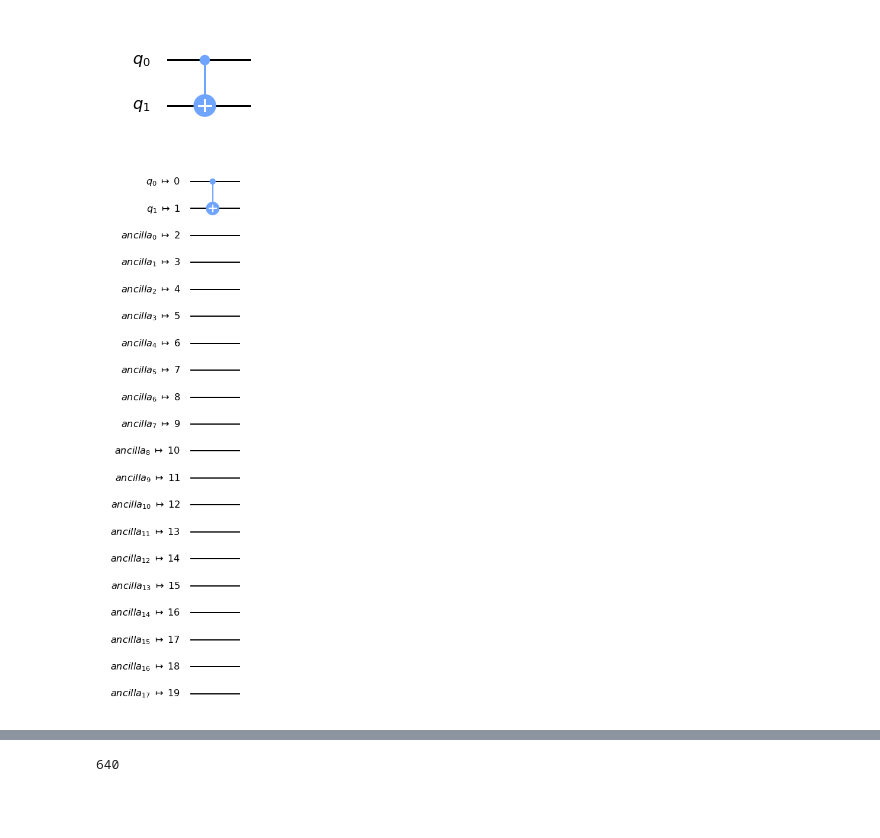
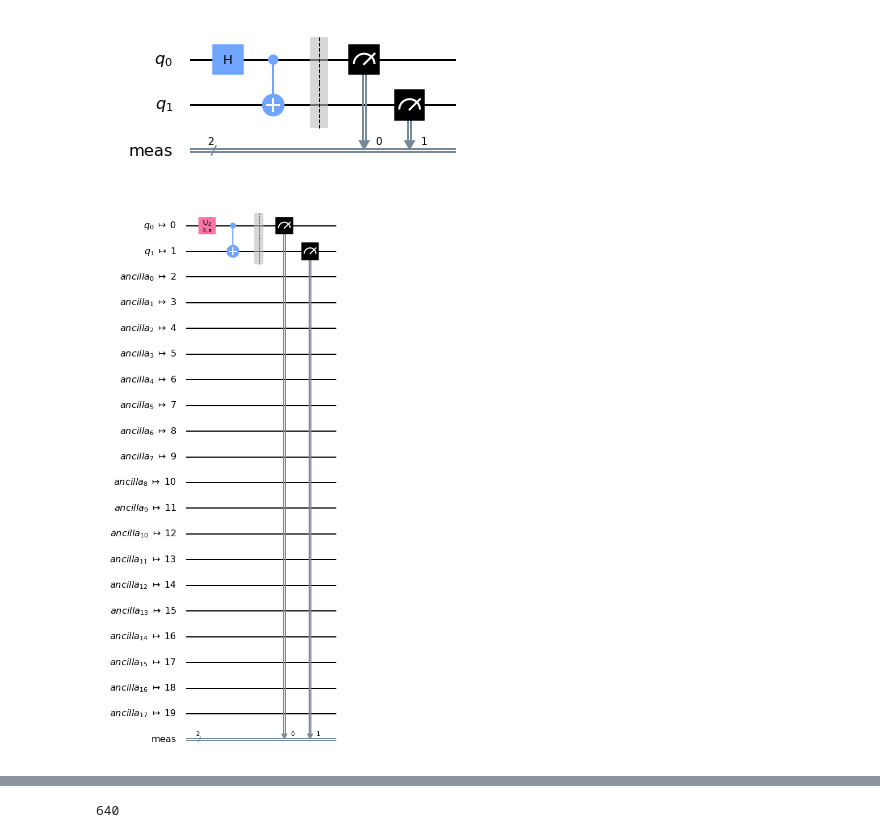
Before and after one commit to adgt/pulsemaker, a Jupyter notebook: general-playground/pulse_sandbox.ipynb, the cells around one changed output, grey strips where cells are left out. Drawn from its saved outputs; the diff is of its cells as text; code cells hidden in the pictures; blank space fills up the shorter version.

```diff
--- a/general-playground/pulse_sandbox.ipynb
+++ b/general-playground/pulse_sandbox.ipynb
@@ -7,17 +7,17 @@ from qiskit.pulse.macros import measure_all
 from qiskit.test.mock import FakeArmonk, FakeAlmaden
 # %%
 circ = QuantumCircuit(2)
-#circ.h(0)
+circ.h(0)
 circ.cx(0,1)
-#circ.measure_all()
+circ.measure_all()
 circ.draw('mpl')
 # %% [output]
-[figure, old version]
+[figure, new version]
 # %%
 backend = FakeAlmaden()
 transpiled_circ = transpile(circ, backend)             # Undefined Hadamard is replaced by U1
 transpiled_circ.draw('mpl')
 # %% [output]
-[figure, old version]
+[figure, new version]
 # %%
 schedule = build_schedule(transpiled_circ, backend)
```
Also changed, not shown: parts of 4 cells of this notebook, 6 other files.
